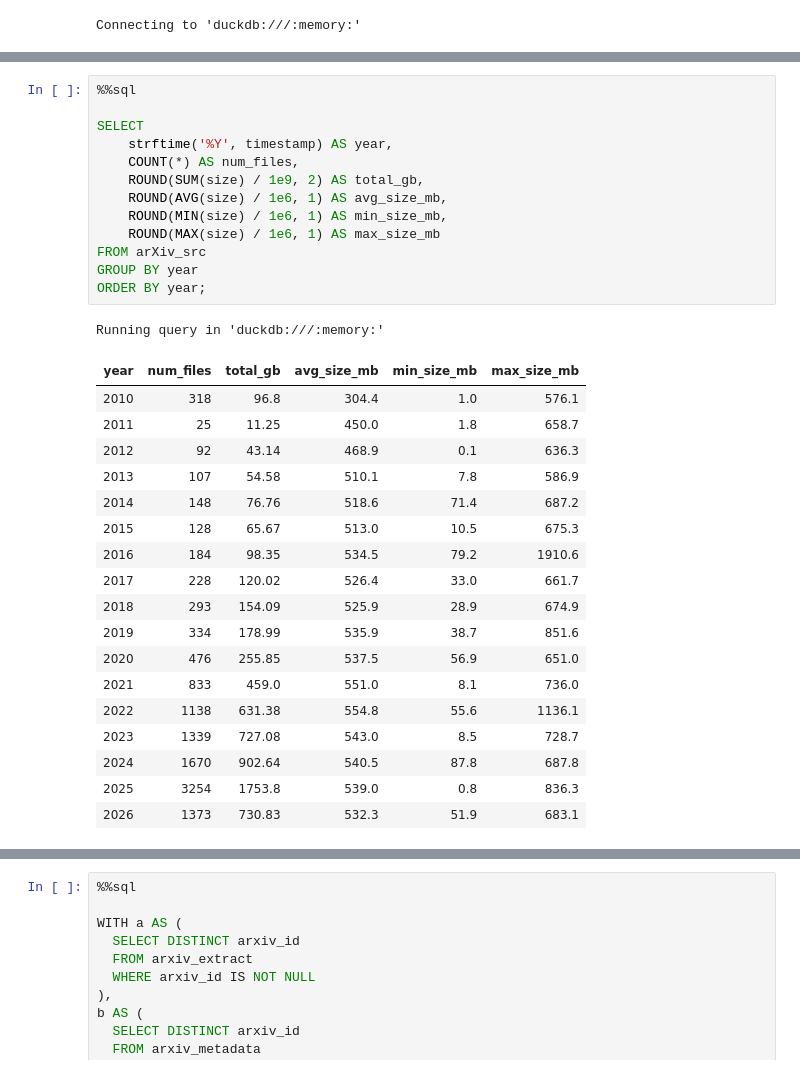
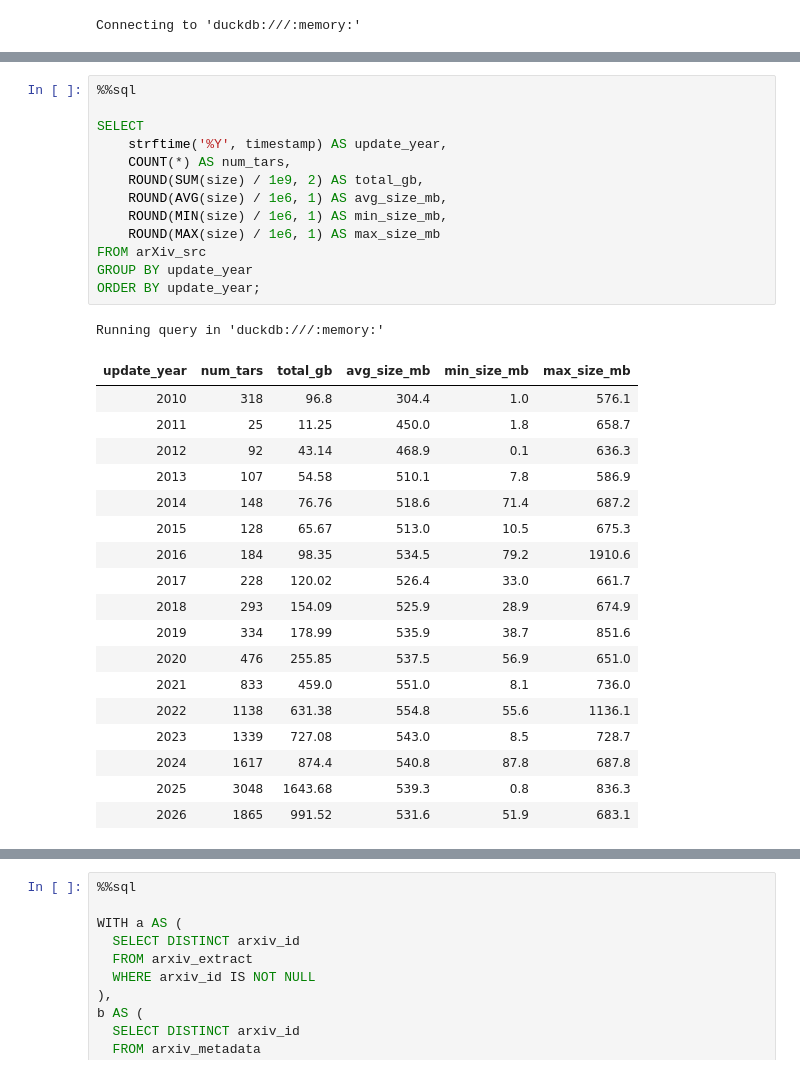
Before and after one commit to cometadata/comet-data-infrastructure, a Jupyter notebook: notebooks/arXiv.ipynb, the cells around one changed output, grey strips where cells are left out. Drawn from its saved outputs; the diff is of its cells as text.

```diff
--- a/notebooks/arXiv.ipynb
+++ b/notebooks/arXiv.ipynb
@@ -57,19 +104,19 @@ Running query in 'duckdb:///:memory:'
 # %%
 %%sql
 
 SELECT
-    strftime('%Y', timestamp) AS year,
-    COUNT(*) AS num_files,
+    strftime('%Y', timestamp) AS update_year,
+    COUNT(*) AS num_tars,
     ROUND(SUM(size) / 1e9, 2) AS total_gb,
     ROUND(AVG(size) / 1e6, 1) AS avg_size_mb,
     ROUND(MIN(size) / 1e6, 1) AS min_size_mb,
     ROUND(MAX(size) / 1e6, 1) AS max_size_mb
 FROM arXiv_src
-GROUP BY year
-ORDER BY year;
+GROUP BY update_year
+ORDER BY update_year;
 # %% [output]
 Running query in 'duckdb:///:memory:'
-| year | num_files | total_gb | avg_size_mb | min_size_mb | max_size_mb |
+| update_year | num_tars | total_gb | avg_size_mb | min_size_mb | max_size_mb |
 | 2010 | 318 | 96.8 | 304.4 | 1.0 | 576.1 |
 | 2011 | 25 | 11.25 | 450.0 | 1.8 | 658.7 |
 | 2012 | 92 | 43.14 | 468.9 | 0.1 | 636.3 |
@@ -84,9 +131,9 @@ Running query in 'duckdb:///:memory:'
 | 2021 | 833 | 459.0 | 551.0 | 8.1 | 736.0 |
 | 2022 | 1138 | 631.38 | 554.8 | 55.6 | 1136.1 |
 | 2023 | 1339 | 727.08 | 543.0 | 8.5 | 728.7 |
-| 2024 | 1670 | 902.64 | 540.5 | 87.8 | 687.8 |
-| 2025 | 3254 | 1753.8 | 539.0 | 0.8 | 836.3 |
-| 2026 | 1373 | 730.83 | 532.3 | 51.9 | 683.1 |
+| 2024 | 1617 | 874.4 | 540.8 | 87.8 | 687.8 |
+| 2025 | 3048 | 1643.68 | 539.3 | 0.8 | 836.3 |
+| 2026 | 1865 | 991.52 | 531.6 | 51.9 | 683.1 |
 # %%
 %%sql
 
```
Also changed, not shown: parts of 9 cells of this notebook, 3 other files.
